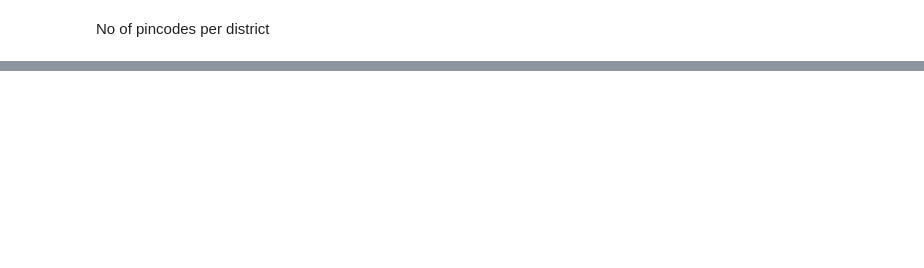
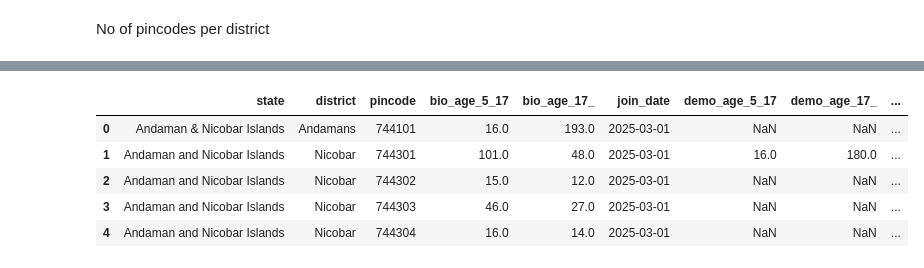
Before and after one commit to aniruddha3919/uidai-aadhar, a Jupyter notebook: biometric_notebooks/biometricAnomalies.ipynb, the cells around one changed output, grey strips where cells are left out. Cells and saved outputs as stored; diff of their text form; code cells hidden in the pictures; blank space fills up the shorter version.

```diff
--- a/biometric_notebooks/biometricAnomalies.ipynb
+++ b/biometric_notebooks/biometricAnomalies.ipynb
@@ -295,0 +353,11 @@ pincode_per_district.sort_values('pincode_count', ascending=False).head(10)
+# %%
+final_df=final_df.drop(columns=['date_bio','date_final','date','date_demo'],errors='ignore')
+# %%
+final_df.head()
+# %% [output]
+|  | state | district | pincode | bio_age_5_17 | bio_age_17_ | join_date | demo_age_5_17 | demo_age_17_ | ... |
+| 0 | Andaman & Nicobar Islands | Andamans | 744101 | 16.0 | 193.0 | 2025-03-01 | NaN | NaN | ... |
+| 1 | Andaman and Nicobar Islands | Nicobar | 744301 | 101.0 | 48.0 | 2025-03-01 | 16.0 | 180.0 | ... |
+| 2 | Andaman and Nicobar Islands | Nicobar | 744302 | 15.0 | 12.0 | 2025-03-01 | NaN | NaN | ... |
+| 3 | Andaman and Nicobar Islands | Nicobar | 744303 | 46.0 | 27.0 | 2025-03-01 | NaN | NaN | ... |
+| 4 | Andaman and Nicobar Islands | Nicobar | 744304 | 16.0 | 14.0 | 2025-03-01 | NaN | NaN | ... |
```
Also changed, not shown: parts of 32 cells of this notebook.
